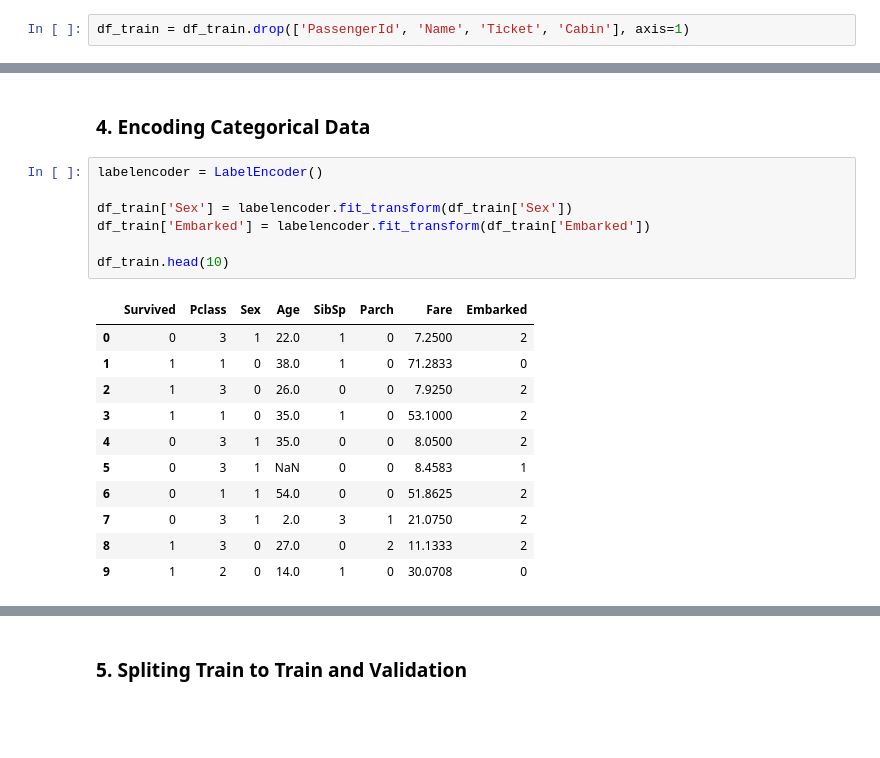
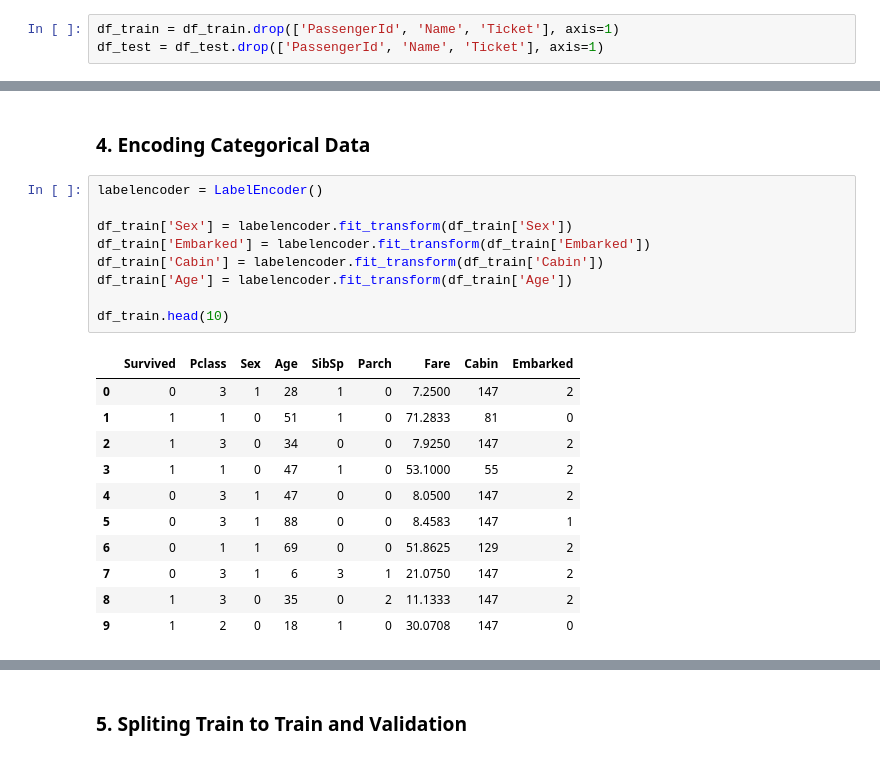
Before and after one commit to aSTRonuun/MachineLearning-2023-Vitor-Alves, a Jupyter notebook: 01-Exercices/08-Deep-Neural-Network/TensorFlow-Deep-Neutal-Network-Exercice.ipynb, the cells around one changed output, grey strips where cells are left out. Drawn from its saved outputs; the diff is of its cells as text; blank space fills up the shorter version.

```diff
--- a/01-Exercices/08-Deep-Neural-Network/TensorFlow-Deep-Neutal-Network-Exercice.ipynb
+++ b/01-Exercices/08-Deep-Neural-Network/TensorFlow-Deep-Neutal-Network-Exercice.ipynb
@@ -53,7 +53,8 @@ memory usage: 83.7+ KB
 # %% [markdown]
 ### 3. Data Preprocessing
 # %%
-df_train = df_train.drop(['PassengerId', 'Name', 'Ticket', 'Cabin'], axis=1)
+df_train = df_train.drop(['PassengerId', 'Name', 'Ticket'], axis=1)
+df_test = df_test.drop(['PassengerId', 'Name', 'Ticket'], axis=1)
 # %%
 df_train.head(10)
 # %% [output]
@@ -73,19 +88,21 @@ df_train.head(10)
 # %%
 labelencoder = LabelEncoder()
 
 df_train['Sex'] = labelencoder.fit_transform(df_train['Sex'])
 df_train['Embarked'] = labelencoder.fit_transform(df_train['Embarked'])
+df_train['Cabin'] = labelencoder.fit_transform(df_train['Cabin'])
+df_train['Age'] = labelencoder.fit_transform(df_train['Age'])
 
 df_train.head(10)
 # %% [output]
-|  | Survived | Pclass | Sex | Age | SibSp | Parch | Fare | Embarked |
-| 0 | 0 | 3 | 1 | 22.0 | 1 | 0 | 7.2500 | 2 |
-| 1 | 1 | 1 | 0 | 38.0 | 1 | 0 | 71.2833 | 0 |
-| 2 | 1 | 3 | 0 | 26.0 | 0 | 0 | 7.9250 | 2 |
-| 3 | 1 | 1 | 0 | 35.0 | 1 | 0 | 53.1000 | 2 |
-| 4 | 0 | 3 | 1 | 35.0 | 0 | 0 | 8.0500 | 2 |
-| 5 | 0 | 3 | 1 | NaN | 0 | 0 | 8.4583 | 1 |
-| 6 | 0 | 1 | 1 | 54.0 | 0 | 0 | 51.8625 | 2 |
-| 7 | 0 | 3 | 1 | 2.0 | 3 | 1 | 21.0750 | 2 |
-| 8 | 1 | 3 | 0 | 27.0 | 0 | 2 | 11.1333 | 2 |
-| 9 | 1 | 2 | 0 | 14.0 | 1 | 0 | 30.0708 | 0 |
+|  | Survived | Pclass | Sex | Age | SibSp | Parch | Fare | Cabin | Embarked |
+| 0 | 0 | 3 | 1 | 28 | 1 | 0 | 7.2500 | 147 | 2 |
+| 1 | 1 | 1 | 0 | 51 | 1 | 0 | 71.2833 | 81 | 0 |
+| 2 | 1 | 3 | 0 | 34 | 0 | 0 | 7.9250 | 147 | 2 |
+| 3 | 1 | 1 | 0 | 47 | 1 | 0 | 53.1000 | 55 | 2 |
+| 4 | 0 | 3 | 1 | 47 | 0 | 0 | 8.0500 | 147 | 2 |
+| 5 | 0 | 3 | 1 | 88 | 0 | 0 | 8.4583 | 147 | 1 |
+| 6 | 0 | 1 | 1 | 69 | 0 | 0 | 51.8625 | 129 | 2 |
+| 7 | 0 | 3 | 1 | 6 | 3 | 1 | 21.0750 | 147 | 2 |
+| 8 | 1 | 3 | 0 | 35 | 0 | 2 | 11.1333 | 147 | 2 |
+| 9 | 1 | 2 | 0 | 18 | 1 | 0 | 30.0708 | 147 | 0 |
```
Also changed, not shown: parts of 21 cells of this notebook.
